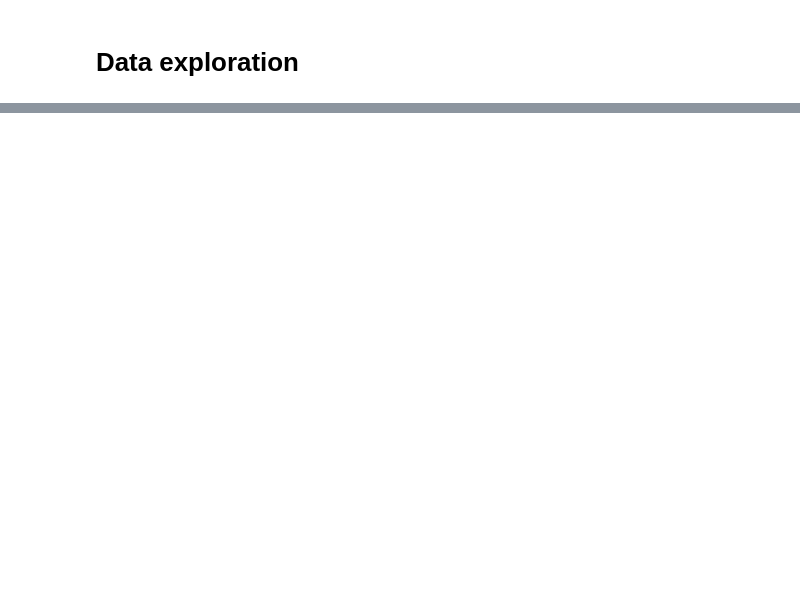
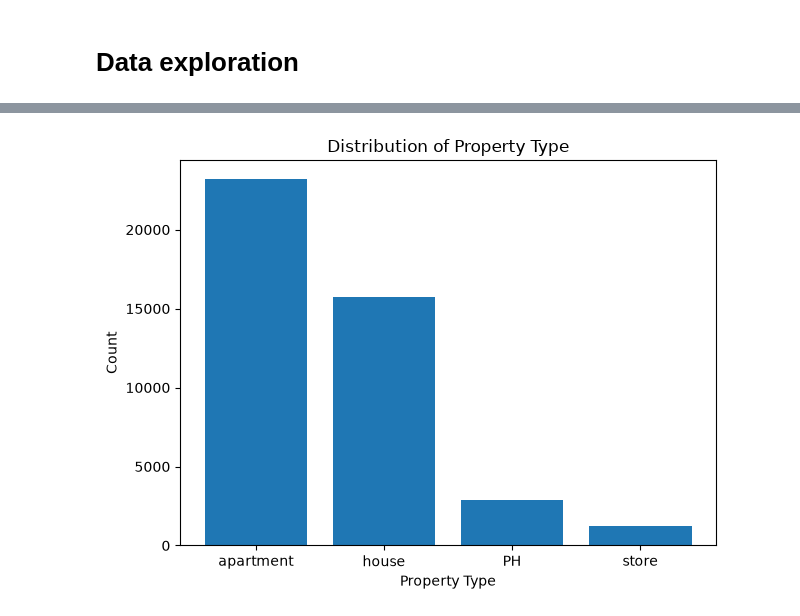
Before and after one commit to G-Gakii/buenos-aires-housing-price-prediction, a Jupyter notebook: notebooks/02_data_exploration.ipynb, the cells around one changed output, grey strips where cells are left out. Saved outputs shown, nothing was run; the diff lists cells and outputs as text; code cells hidden in the pictures; blank space fills up the shorter version.

```diff
--- a/notebooks/02_data_exploration.ipynb
+++ b/notebooks/02_data_exploration.ipynb
@@ -36,0 +121,14 @@ data_df[data_df["price"]==0]
+# %%
+# visualize how property type are distrinbbuted
+property_type_count = data_df["property_type"].value_counts()
+property_type_count
+fig,ax=plt.subplots()
+ax.bar(x=property_type_count.index,height=property_type_count.values)
+
+ax.set_xlabel("Property Type")
+ax.set_ylabel("Count")
+ax.set_title("Distribution of Property Type")
+plt.tight_layout()
+plt.show()
+# %% [output]
+[figure, added]
```
Also changed, not shown: parts of 36 cells of this notebook.
